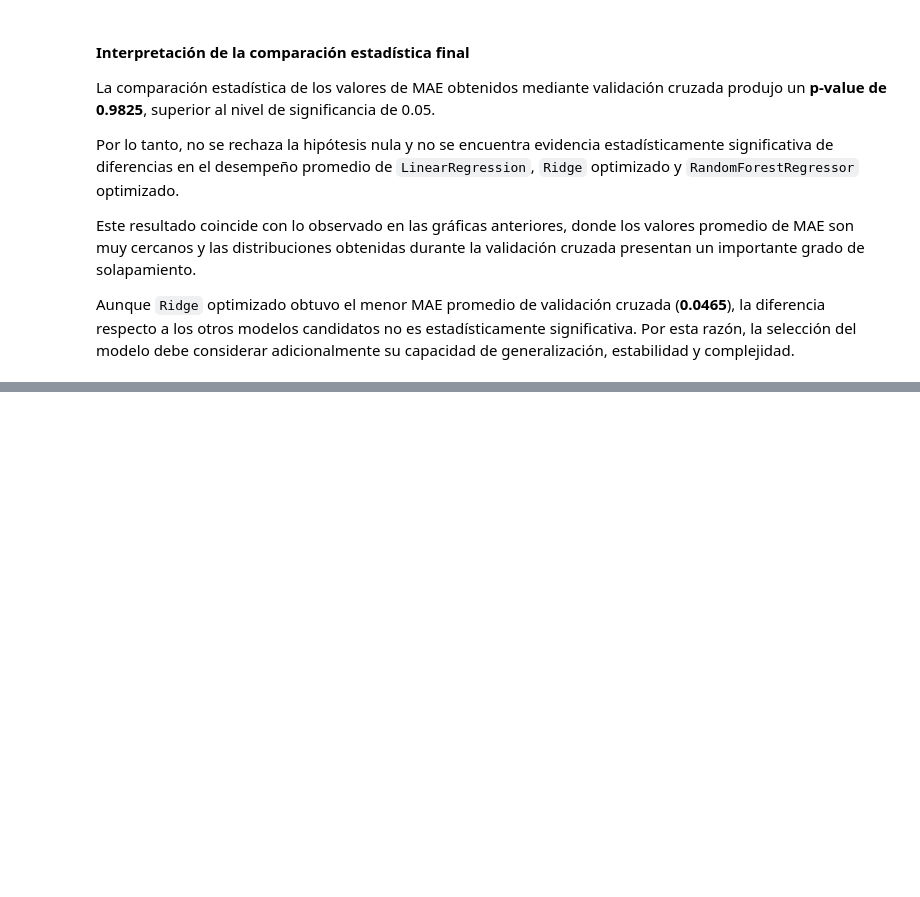
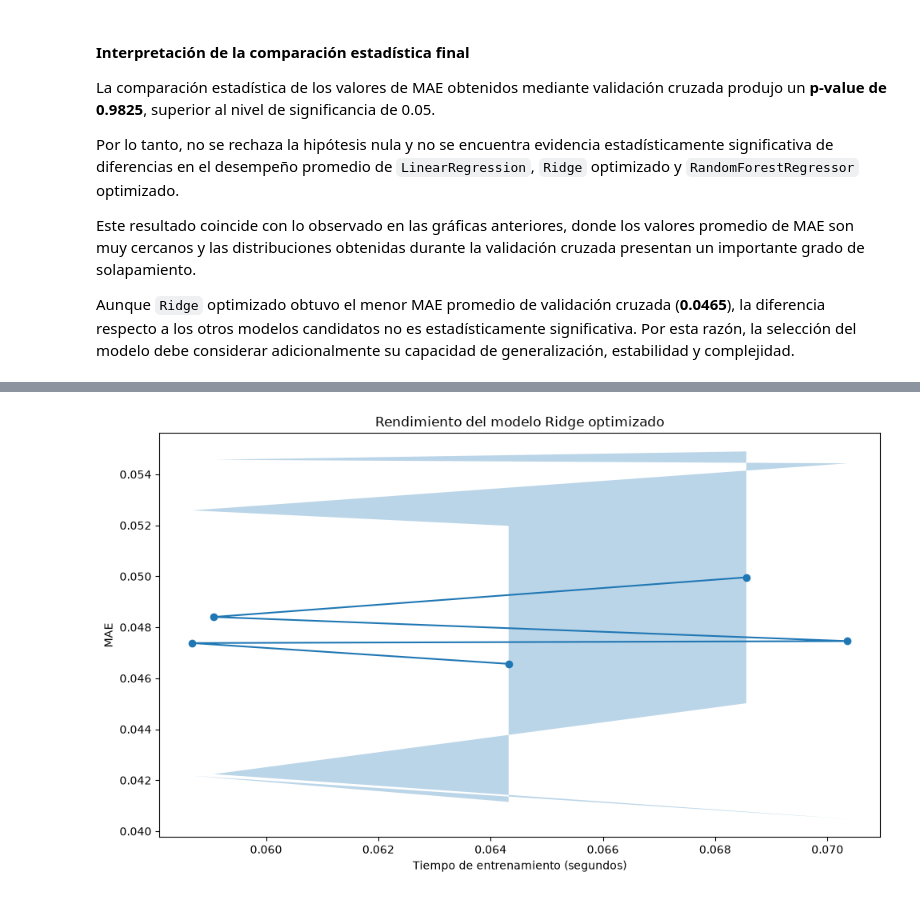
Before and after one commit to mariacamilasepulvedatorres-bit/CDP_ADMISIONES, a Jupyter notebook: notebooks/5-models/06.Seleccion_modelo_MCST_2026_08_21.ipynb, the cells around one changed output, grey strips where cells are left out. Drawn from its saved outputs; the diff is of its cells as text; code cells hidden in the pictures; blank space fills up the shorter version.

```diff
--- a/notebooks/5-models/06.Seleccion_modelo_MCST_2026_08_21.ipynb
+++ b/notebooks/5-models/06.Seleccion_modelo_MCST_2026_08_21.ipynb
@@ -956,0 +1201,27 @@ From the results obtained, what ideas or proposals can be generated to continue
+# %%
+score_mean = test_mean
+score_std = test_std
+
+plt.figure(figsize=(10, 6))
+
+plt.plot(
+    fit_times_mean,
+    score_mean,
+    "o-",
+)
+
+plt.fill_between(
+    fit_times_mean,
+    score_mean - score_std,
+    score_mean + score_std,
+    alpha=0.3,
+)
+
+plt.title("Rendimiento del modelo Ridge optimizado")
+plt.xlabel("Tiempo de entrenamiento (segundos)")
+plt.ylabel("MAE")
+
+plt.tight_layout()
+plt.show()
+# %% [output]
+[figure, added]
```
Also changed, not shown: parts of 42 cells of this notebook.
